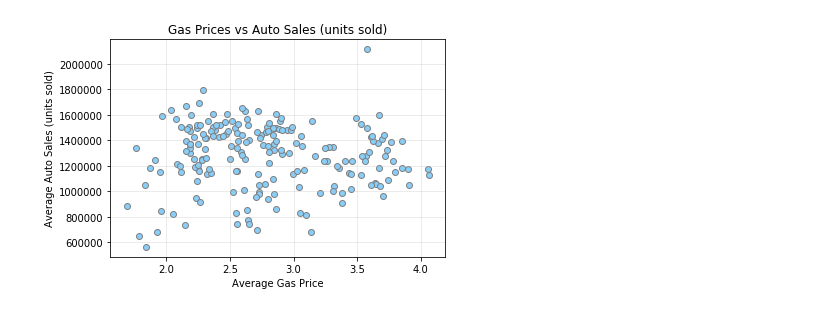
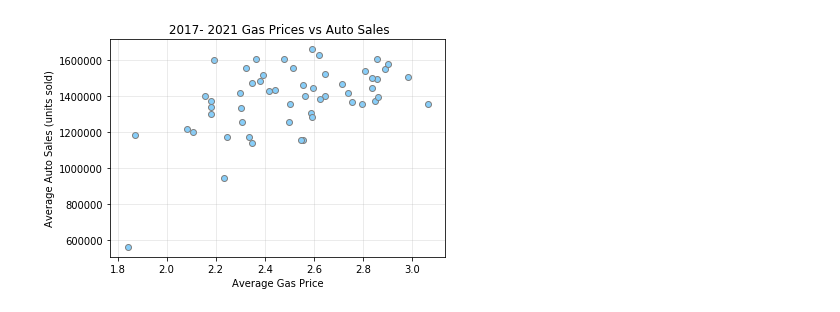
Before and after one commit to michelleherman13/auto-sales, a Jupyter notebook: data/Scatter_plots.ipynb, the cells around one changed output. Cells and saved outputs as stored; diff of their text form; code cells hidden in the pictures.

```diff
--- a/data/Scatter_plots.ipynb
+++ b/data/Scatter_plots.ipynb
@@ -1,6 +1,5 @@
 # %%
 # Main Code for Data
-
 import pandas as pd
 import os
 import csv
@@ -8,12 +7,9 @@ import numpy as np
 import matplotlib.pyplot as plt
 import scipy.stats as st
 
-# File to Load (Remember to Change These)
-# Name of the CSV files
-sales_data = 'sales.csv'
-gas_data='gas_prices.csv'
-unemployment_data='unemployment.csv'
+#Name of CSV
+data = 'final_data.csv'
 
-sales_df = pd.read_csv(sales_data)
-gas_df=pd.read_csv(gas_data)
-unemployment_df=pd.read_csv(unemployment_data)
+#read CSV
+scatter_data = pd.read_csv(data)
+scatter_data.head()
@@ -254,0 +23,4 @@ final_df.head(15)
+# %%
+# Get last 5 years of data only
+five_years=scatter_data[scatter_data["Year"]>2016]
+five_years.head()
@@ -255,11 +34,13 @@ final_df.head(15)
 # %%
-#Calculation of averages for gas price averages, auto sales averages, and unemployment
+#Calculation of averages for gas price averages, auto sales averages, unemployment, & steel
+mean_gas = five_years.groupby('MonthYear').mean()['Price Per Gallon']
+mean_sales = five_years.groupby('MonthYear').mean()['Sales']
+mean_ue = five_years.groupby('MonthYear').mean()['Unemployment_Rate']
+mean_steel=five_years.groupby('MonthYear').mean()['Steel_Price_Index']
 
-mean_gas = final_df.groupby('MonthYear').mean()['Price Per Gallon']
-mean_sales = final_df.groupby('MonthYear').mean()['Sales']
-mean_ue = final_df.groupby('MonthYear').mean()['Unemployment_Rate']
 summary_mean = pd.DataFrame({"Average Gas Price":mean_gas,
-                              "Average Sales":mean_sales,
-                              "Average Unempoloyment Rate":mean_ue})
-summary_mean
+                              "Average Auto Sales":mean_sales,
+                             "Average Unemployment Rate":mean_ue,
+                             "Average Steel Price Index": mean_steel})
+summary_mean.head()
 # %% [output]
@@ -280,16 +54,16 @@ summary_mean
 # %%
 # Generate a scatter plot of average gas price vs. auto sales
 plt.scatter(mean_gas, mean_sales, color="lightskyblue", edgecolor="grey")
 plt.xlabel("Average Gas Price")
 plt.ylabel("Average Auto Sales (units sold)")
-plt.title("Gas Prices vs Auto Sales (units sold)")
+plt.title(" 2017- 2021 Gas Prices vs Auto Sales")
 plt.grid(linestyle="-", linewidth=1, alpha=0.25)
 
 #Saves to file
 plt.savefig("Images/Gas vs Auto Sales.png")
 plt.show()
 # %% [output]
-[figure, old version]
+[figure, new version]
 # %%
 print(f"The correlation coefficient between gas price and auto sales is {round(st.pearsonr(mean_gas,mean_sales)[0],2)}")
 # %% [output]
```
Also changed, not shown: parts of 27 cells of this notebook, 4 other files.
